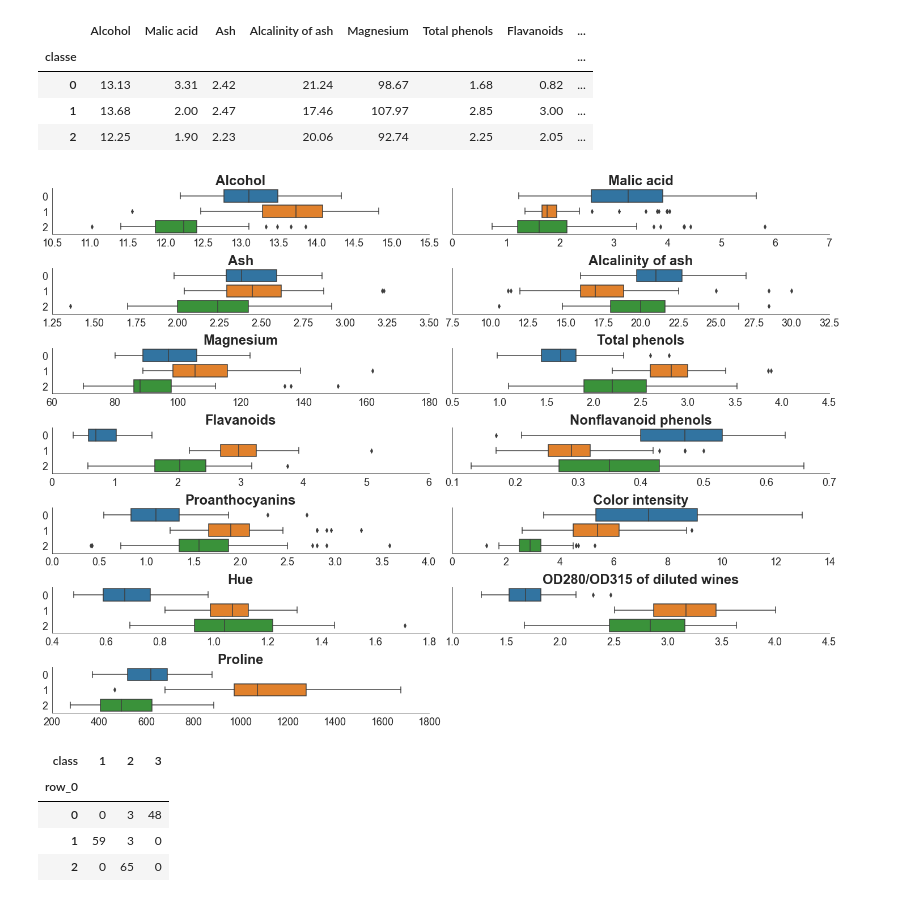
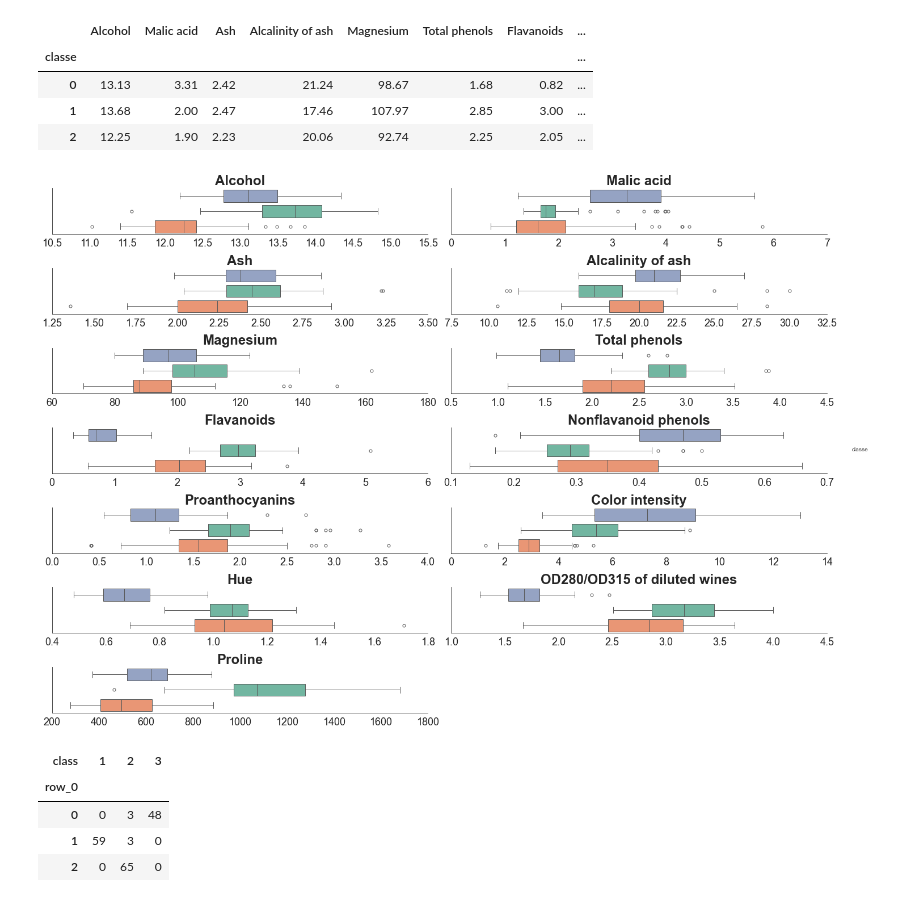
Before and after one commit to fxjollois/cours-2023-2024, a Jupyter notebook: insa--m2-esd--ml/classif-demande1-correction.ipynb, the cells around one changed output. Saved outputs shown, nothing was run; the diff lists cells and outputs as text; code cells hidden in the pictures.

```diff
--- a/insa--m2-esd--ml/classif-demande1-correction.ipynb
+++ b/insa--m2-esd--ml/classif-demande1-correction.ipynb
@@ -158,6 +158,6 @@ plt.show()
 # %% [markdown]
 Ici aussi, on choisit **3 classes**
 # %%
-kmeans3 = KMeans(n_clusters = 3)
+kmeans3 = KMeans(n_clusters = 3, n_init = 10)
 kmeans3.fit(scale(wine2))
 # %% [output]
@@ -175,20 +175,20 @@ wine2.assign(classe = kmeans3.labels_).groupby("classe").mean().round(2)
 # %%
 g = seaborn.catplot(
     data = wine2.assign(classe = [str(v) for v in kmeans3.labels_]) \
                 .melt(id_vars = "classe"),
-    x = "value", y = "classe",
+    x = "value", y = "classe", hue = "classe",
     kind = "box",
     col = "variable", col_wrap = 2, sharex = False, order = ["0", "1", "2"],
-    height = 2, aspect = 5
+    height = 2, aspect = 5, palette = "Set2"
 )
 g.set_titles(col_template = "{col_name}", fontweight = "bold", size = 24)
 g.set_xticklabels(size = 18)
 g.set_yticklabels(size = 18)
 g.tight_layout()
 g.set_axis_labels(x_var = "", y_var = "")
 plt.show()
 # %% [output]
-[figure, old version]
+[figure, new version]
 # %%
 pandas.crosstab(kmeans3.labels_, wine["class"])
 # %% [output]
```
Also changed, not shown: parts of 12 cells of this notebook, 6 other files.
